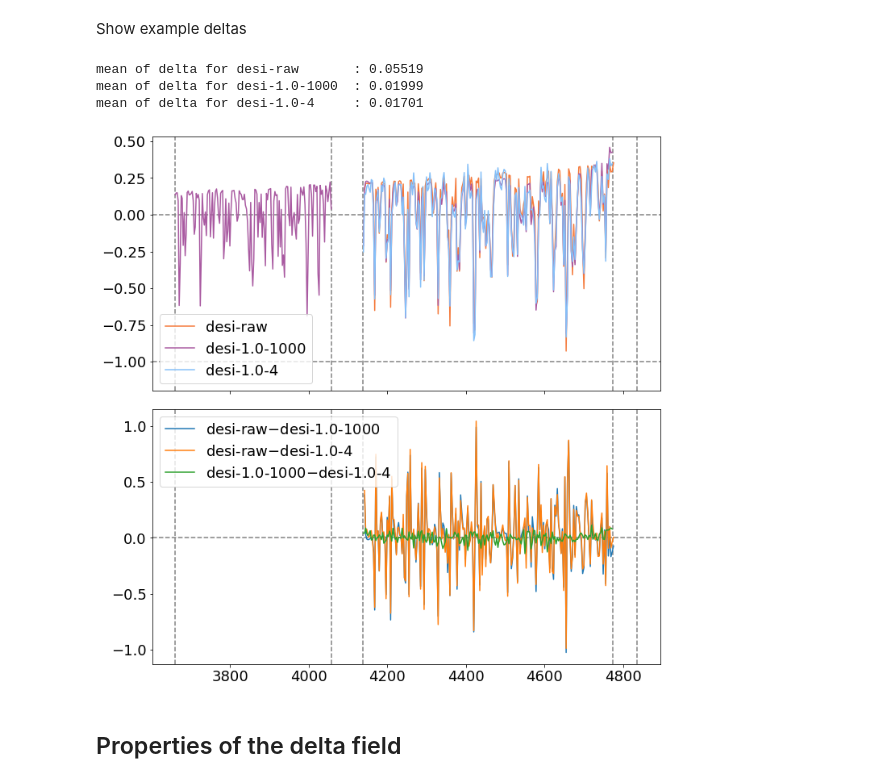
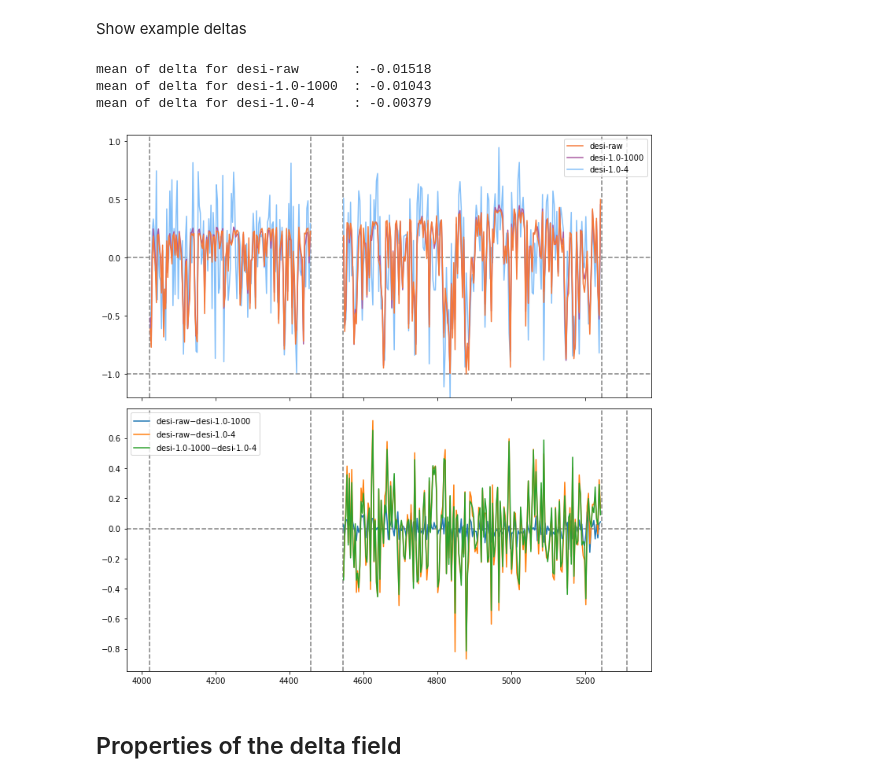
Before and after one commit to igmhub/LyaCoLoRe, a Jupyter notebook: etc/notebooks/batch_QA_picca_single.ipynb, the cells around one changed output. Saved outputs shown, nothing was run; the diff lists cells and outputs as text; code cells hidden in the pictures.

```diff
--- a/etc/notebooks/batch_QA_picca_single.ipynb
+++ b/etc/notebooks/batch_QA_picca_single.ipynb
@@ -71,9 +74,11 @@ for m in mocknames[1:-1]:
 # %% [markdown]
 Show example deltas
 # %%
-ipix = 47
+ipix = hp.nest2ring(16,0)
 iskw = 14
 nside_lyb = 8
+# %%
+m_zorders = {'desi-raw': 1, 'desi-1.0-1000': 0, 'desi-1.0-4': -1}
 # %%
 fig, axs = plt.subplots(2,1,figsize=(10,10),squeeze=False,sharex=True)
 
@@ -83,7 +88,7 @@ for i,m in enumerate(mocknames):
         h = fitsio.FITS(picca_dir+'v9.0.0/{}/data/deltas_lyaregion/delta-{}.fits.gz'.format(m,ipix))
     except OSError:
         h = fitsio.FITS(picca_dir+'v9.0.0/{}/data/deltas/delta-{}.fits.gz'.format(m,ipix))
-    axs[0,0].plot(10**h[iskw][:]['LOGLAM'],h[iskw][:]['DELTA'],label=m,c=mycolours['C{}'.format(i)])
+    axs[0,0].plot(10**h[iskw][:]['LOGLAM'],h[iskw][:]['DELTA'],label=m,c=mycolours['C{}'.format(i)],zorder=m_zorders[m])
     print('mean of delta for {:15s}: {:2.5f}'.format(m,np.mean(h[iskw][:]['DELTA'])))
     axs[0,0].legend()
 
@@ -94,51 +99,54 @@ for i,m in enumerate(mocknames):
     z = h[iskw].read_header()['Z']
     theta = np.pi/2. - dec
     phi = ra
-    lybpix = hp.ang2pix(nside_lyb,np.pi/2.-dec,ra,nest=False)
+    cooked_lybpix = hp.ang2pix(nside_lyb,np.pi/2.-dec,ra,nest=False)
     tid = h[iskw].read_header()['THING_ID']
 
+    if 'raw' in m:
+        f_lyb = picca_dir+'v9.0.0/{}/data/deltas_lybregion/delta-{}.fits.gz'.format(m,ipix)
+    else:
+        f_lyb = picca_dir+'v9.0.0/{}/data/deltas_lybregion/delta-{}.fits.gz'.format(m,cooked_lybpix)
     try:
-        h = fitsio.FITS(picca_dir+'v9.0.0/{}/data/deltas_lybregion/delta-{}.fits.gz'.format(m,lybpix))
-        #tids = np.array([hdu.read_header()['THING_ID'] for hdu in h[1:]])
-        #iskw_new = np.argmax(np.in1d(tids,tid)) + 1
-        axs[0,0].plot(10**h[tid][:]['LOGLAM'],h[tid][:]['DELTA'],c=mycolours['C{}'.format(i)])
+        h = fitsio.FITS(f_lyb)
+        axs[0,0].plot(10**h[tid][:]['LOGLAM'],h[tid][:]['DELTA'],c=mycolours['C{}'.format(i)],zorder=m_zorders[m])
         lyb_available = True
     except:
         continue
+
 
 axs[0,0].axhline(y=-1.,color='grey',ls='--',zorder=-10)
 axs[0,0].axhline(y=0.,color='grey',ls='--',zorder=-10)
 
 axs[0,0].set_ylim(-1.2,None)
 
 for i,m in enumerate(mocknames[:-1]):
     try:
         h = fitsio.FITS(picca_dir+'v9.0.0/{}/data/deltas_lyaregion/delta-{}.fits.gz'.format(m,ipix))
     except OSError:
         h = fitsio.FITS(picca_dir+'v9.0.0/{}/data/deltas/delta-{}.fits.gz'.format(m,ipix))
     for m2 in mocknames[i+1:]:
         try:
             h2 = fitsio.FITS(picca_dir+'v9.0.0/{}/data/deltas_lyaregion/delta-{}.fits.gz'.format(m2,ipix))
         except OSError:
             h2 = fitsio.FITS(picca_dir+'v9.0.0/{}/data/deltas/delta-{}.fits.gz'.format(m2,ipix))
         axs[1,0].plot(10**h[iskw][:]['LOGLAM'],h[iskw][:]['DELTA']-h2[iskw][:]['DELTA'],label=r'{}$-${}'.format(m,m2))
     axs[1,0].legend()
 
 axs[1,0].axhline(y=0,ls='--',color='grey',zorder=-10)
 
 for ax in axs.flatten():
     ax.axvline(x=utils.lya_rest*(1+z),color='grey',ls='--',zorder=-10)
     ax.axvline(x=1200.*(1+z),color='grey',ls='--',zorder=-10)
     ax.axvline(x=1040.*(1+z),color='grey',ls='--',zorder=-10)
     ax.axvline(x=1020.*(1+z),color='grey',ls='--',zorder=-10)
     ax.axvline(x=920.*(1+z),color='grey',ls='--',zorder=-10)
 
 plt.tight_layout()
 # %% [output]
-mean of delta for desi-raw       : 0.05519
-mean of delta for desi-1.0-1000  : 0.01999
-mean of delta for desi-1.0-4     : 0.01701
+mean of delta for desi-raw       : -0.01518
+mean of delta for desi-1.0-1000  : -0.01043
+mean of delta for desi-1.0-4     : -0.00379
-[figure, old version]
+[figure, new version]
 # %% [markdown]
 ## Properties of the delta field
 # %% [markdown]
```
Also changed, not shown: parts of 1 cell of this notebook, 4 other files.
